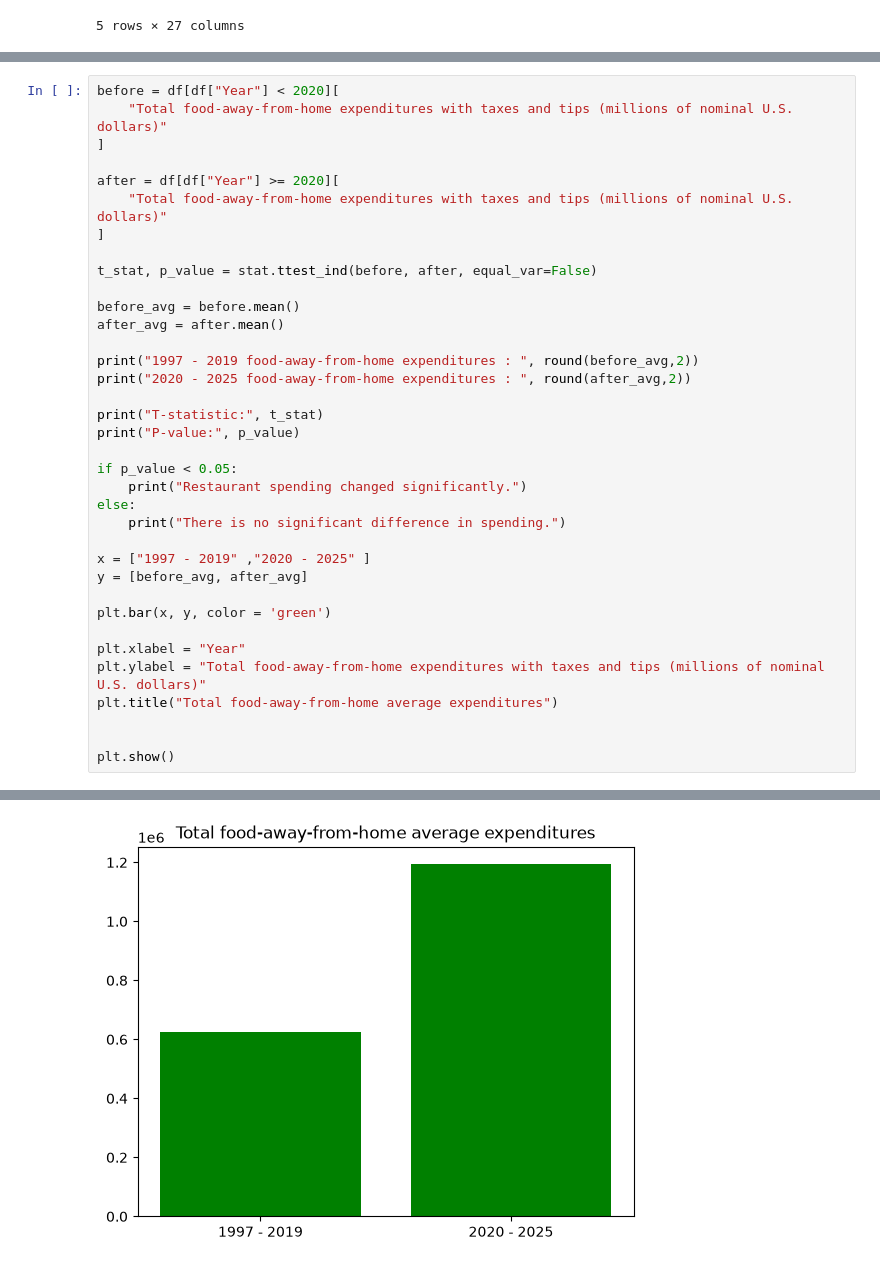
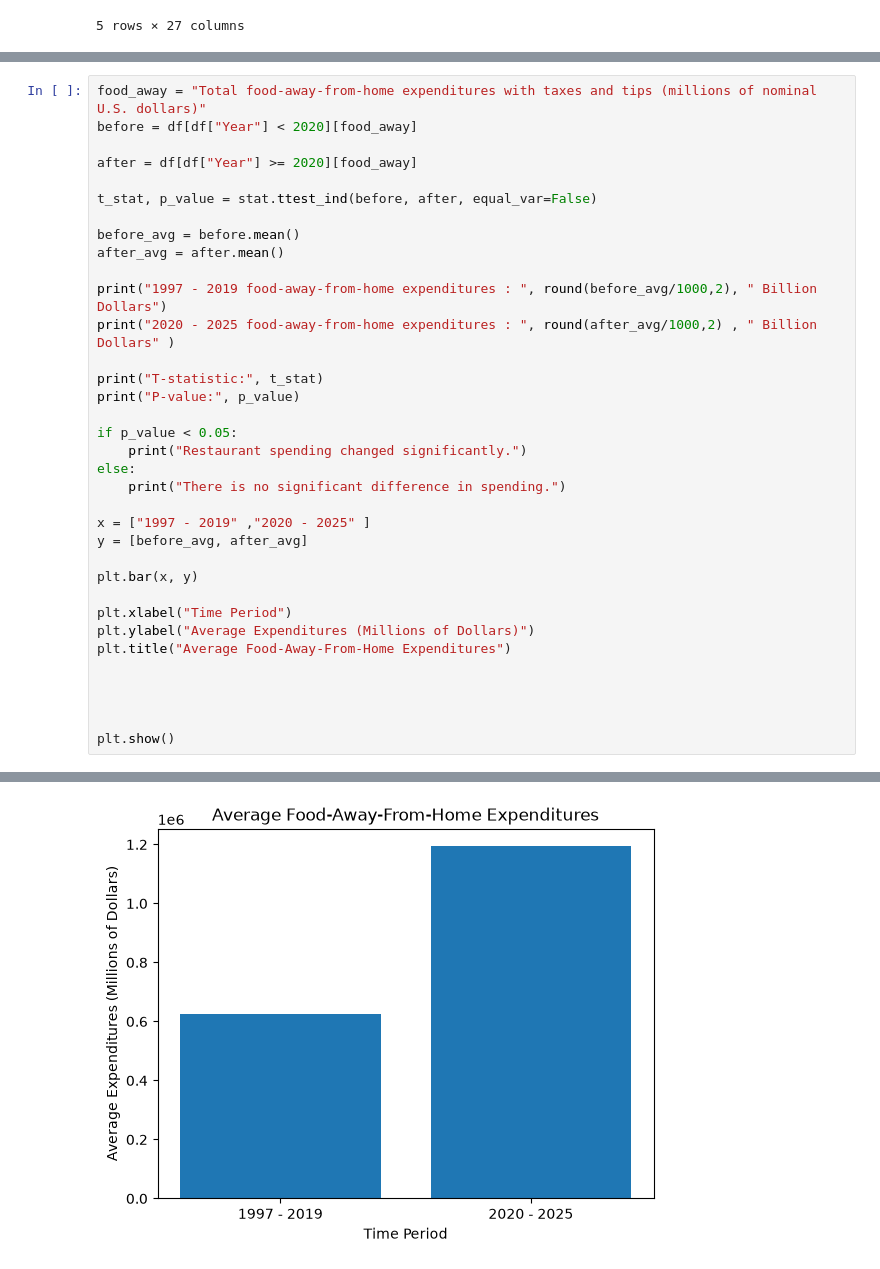
Before and after one commit to kebron21/CMSC320_CP1, a Jupyter notebook: checkpoint2.ipynb, the cells around one changed output, grey strips where cells are left out. Cells and saved outputs as stored; diff of their text form.

```diff
--- a/checkpoint2.ipynb
+++ b/checkpoint2.ipynb
@@ -80,19 +57,16 @@ plt.show()
 # %%
-before = df[df["Year"] < 2020][
-    "Total food-away-from-home expenditures with taxes and tips (millions of nominal U.S. dollars)"
-]
+food_away = "Total food-away-from-home expenditures with taxes and tips (millions of nominal U.S. dollars)"
+before = df[df["Year"] < 2020][food_away]
 
-after = df[df["Year"] >= 2020][
-    "Total food-away-from-home expenditures with taxes and tips (millions of nominal U.S. dollars)"
-]
+after = df[df["Year"] >= 2020][food_away]
 
 t_stat, p_value = stat.ttest_ind(before, after, equal_var=False)
 
 before_avg = before.mean()
 after_avg = after.mean()
 
-print("1997 - 2019 food-away-from-home expenditures : ", round(before_avg,2))
-print("2020 - 2025 food-away-from-home expenditures : ", round(after_avg,2))
+print("1997 - 2019 food-away-from-home expenditures : ", round(before_avg/1000,2), " Billion Dollars")
+print("2020 - 2025 food-away-from-home expenditures : ", round(after_avg/1000,2) , " Billion Dollars" )
 
 print("T-statistic:", t_stat)
 print("P-value:", p_value)
@@ -105,11 +79,13 @@ else:
 x = ["1997 - 2019" ,"2020 - 2025" ]
 y = [before_avg, after_avg]
 
-plt.bar(x, y, color = 'green')
+plt.bar(x, y)
 
-plt.xlabel = "Year"
-plt.ylabel = "Total food-away-from-home expenditures with taxes and tips (millions of nominal U.S. dollars)"
-plt.title("Total food-away-from-home average expenditures")
+plt.xlabel("Time Period")
+plt.ylabel("Average Expenditures (Millions of Dollars)")
+plt.title("Average Food-Away-From-Home Expenditures")
+
+
 
 
 plt.show()
@@ -122 +99 @@ Restaurant spending changed significantly.
-[figure, old version]
+[figure, new version]
```
Also changed, not shown: parts of 12 cells of this notebook, 1 other file.
